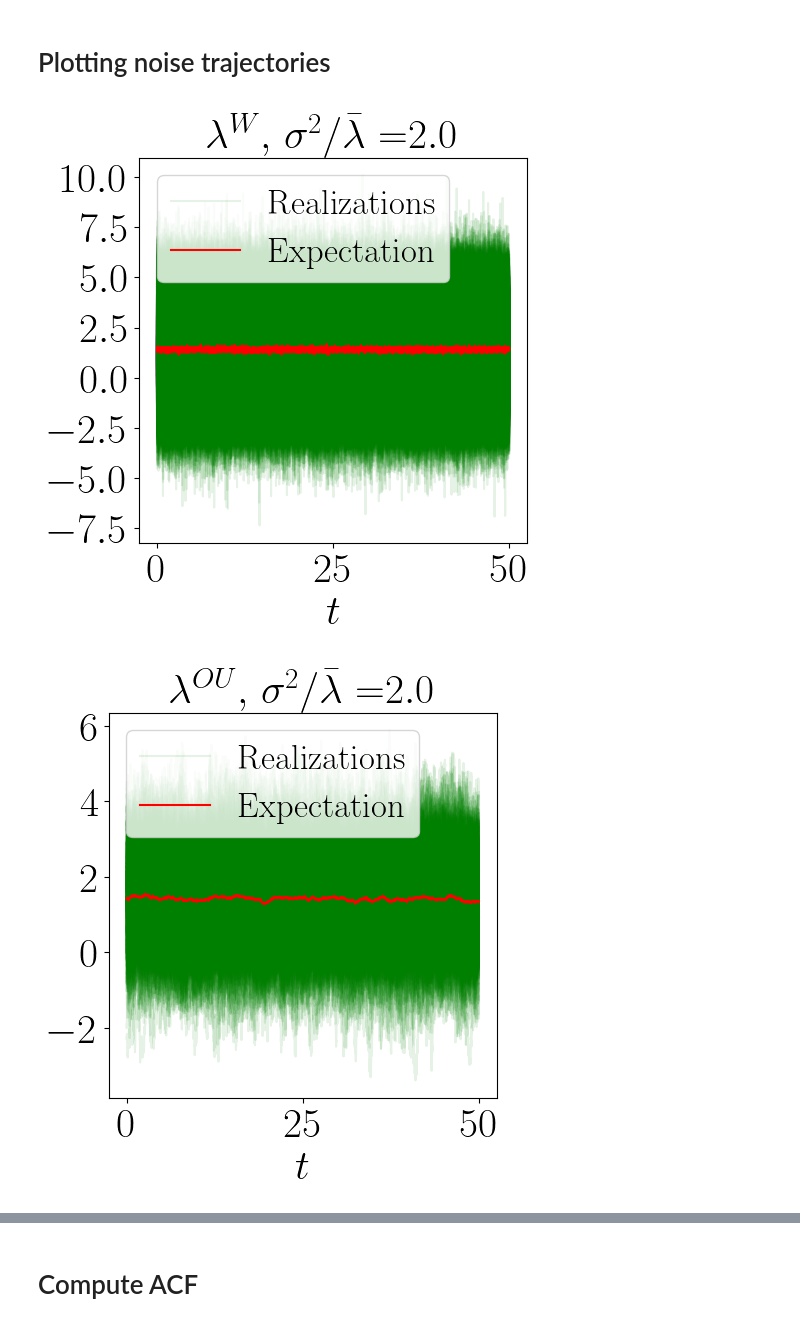
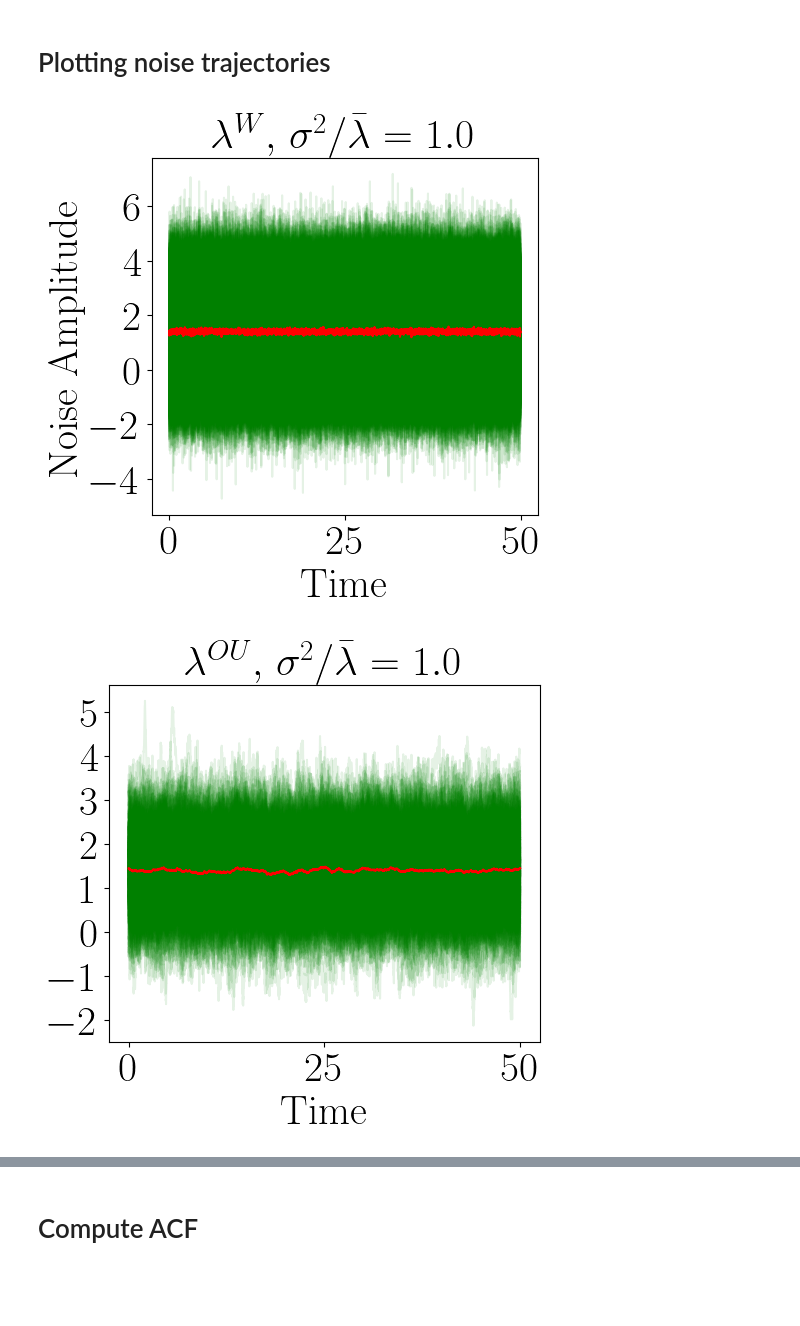
Before and after one commit to stanweer1/Stochastic_Compartmental_Bifurcations_NoiseStudy, a Jupyter notebook: generate_noise_ensemblesAndFigures.ipynb, the cells around one changed output, grey strips where cells are left out. Saved outputs shown, nothing was run; the diff lists cells and outputs as text; code cells hidden in the pictures; blank space fills up the shorter version.

Commit message:
updating noise figures

```diff
--- a/generate_noise_ensemblesAndFigures.ipynb
+++ b/generate_noise_ensemblesAndFigures.ipynb
@@ -162,9 +162,9 @@ skip = 5000
 NN = 10000 # Number of time steps
 N = 500 # Number of trajectories
 time_step = 0.01 # Time step size
-rel_int = 2.0 # 3.0
-rel_corr_time = 0.5 # 0.1
-R0 = 1.4 # 2.2
+rel_int = 1.0 # 2.0
+rel_corr_time = 0.5
+R0 = 1.4
 lamb = 1.4
 
 time = np.arange(0, NN * time_step, time_step)[skip-1:]
@@ -241,7 +241,7 @@ time = time-time[0]
 # %%
 average_time_series = np.mean(noise_white, axis=0)
 
-fig = plt.figure(figsize=(5, 5))
+fig = plt.figure(figsize=(5, 5), constrained_layout=True)
 
 for _ in range(N):
     if _ == 0:
@@ -250,11 +250,12 @@ for _ in range(N):
         plt.plot(time, noise_white[_], 'g', alpha=0.1)
 
 plt.plot(time, average_time_series, 'r', label='Expectation')
-plt.legend(loc='upper left', fontsize=25)
+# plt.legend(loc='upper left', fontsize=25)
 # plt.title('White Noise', fontsize=30)
 plt.xticks([0, 25, 50], fontsize=30)
-plt.title(r'$\lambda^{W}, \space$ $\sigma^2 / \bar{\lambda} = $' + f'${rel_int}$', fontsize=30)
-plt.xlabel(r'$t$', fontsize=30)
+plt.title(r'$\lambda^{W}, \space$ $\sigma^2 / \bar{\lambda} =$' + f' ${rel_int}$', fontsize=30)
+plt.xlabel(r'Time', fontsize=30)
+plt.ylabel(r'Noise Amplitude', fontsize=30)
 plt.yticks(fontsize=30)
 
 plt.savefig(f'White_noise_{rel_int}.png', dpi=150)#, bbox_inches='tight')
@@ -262,46 +263,48 @@ plt.show()
 
 average_time_series = np.mean(noise_OU, axis=0)
 
-fig = plt.figure(figsize=(5, 5))
+fig = plt.figure(figsize=(5, 5), constrained_layout=True)
 
 for _ in range(N):
     if _ == 0:
         plt.plot(time, noise_OU[_], 'g', alpha=0.1, label='Realizations')
     else:
         plt.plot(time, noise_OU[_], 'g', alpha=0.1)
 
 plt.plot(time, average_time_series, 'r', label='Expectation')
-plt.legend(loc='upper left', fontsize=25)
+# plt.legend(loc='upper left', fontsize=25)
 # plt.title('OU Noise', fontsize=30)
 plt.xticks([0, 25, 50], fontsize=30)
-plt.title(r'$\lambda^{OU}, \space$ $\sigma^2 / \bar{\lambda} = $' + f'${rel_int}$', fontsize=30)
-plt.xlabel(r'$t$', fontsize=30)
+plt.title(r'$\lambda^{OU}, \space$ $\sigma^2 / \bar{\lambda} =$' + f' ${rel_int}$', fontsize=30)
+plt.xlabel(r'Time', fontsize=30)
+# plt.ylabel(r'Noise Amplitude', fontsize=30)
 plt.yticks(fontsize=30)
 
 plt.savefig(f'OU_noise_{rel_int}.png', dpi=150)#, bbox_inches='tight')
 plt.show()
 
 
 average_time_series = np.mean(noise_logOU, axis=0)
 
-fig = plt.figure(figsize=(5, 5))
+fig = plt.figure(figsize=(5, 5), constrained_layout=True)
 
 for _ in range(N):
     if _ == 0:
         plt.plot(time, noise_logOU[_], 'g', alpha=0.1, label='Realizations')
     else:
         plt.plot(time, noise_logOU[_], 'g', alpha=0.1)
 
 plt.plot(time, average_time_series, 'r', label='Expectation')
-plt.legend(loc='upper left', fontsize=25)
+plt.legend(loc="upper right", bbox_to_anchor=(1, 1), fontsize=25)
 # plt.title('LogOU Noise', fontsize=30)
 plt.xticks([0, 25, 50], fontsize=30)
-plt.title(r'$\lambda^{LogOU}, \space$ $\sigma^2 / \bar{\lambda} = $' + f'${rel_int}$', fontsize=30)
-plt.xlabel(r'$t$', fontsize=30)
+plt.title(r'$\lambda^{LogOU}, \space$ $\sigma^2 / \bar{\lambda} =$' + f' ${rel_int}$', fontsize=30)
+plt.xlabel(r'Time', fontsize=30)
+# plt.ylabel(r'Noise Amplitude', fontsize=30)
 plt.yticks(fontsize=30)
 
 plt.savefig(f'LogOU_noise_{rel_int}.png', dpi=150)#, bbox_inches='tight')
 plt.show()
 # %% [output]
-[figure, old version]
+[figure, new version]
-[figure, old version]
+[figure, new version]
```
Also changed, not shown: parts of 8 cells of this notebook.
